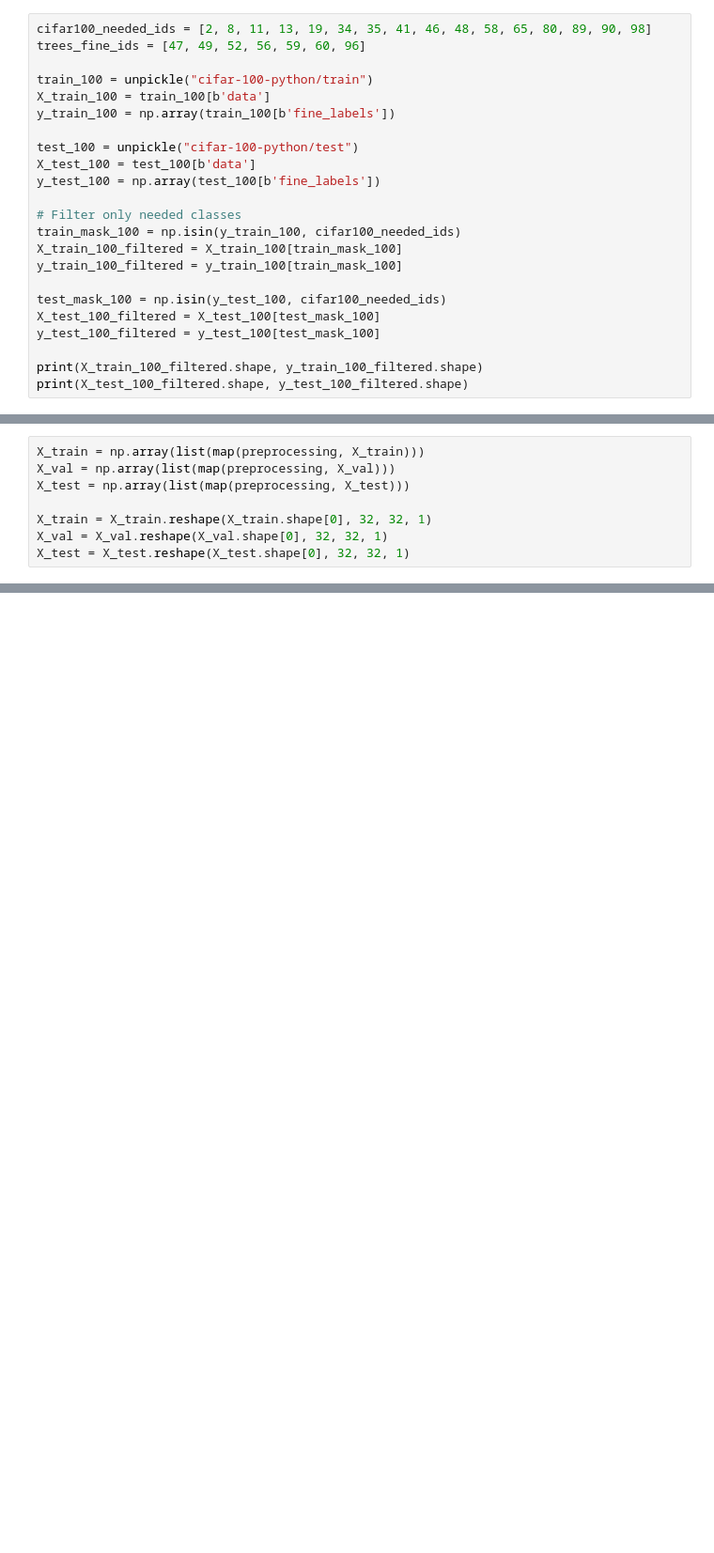
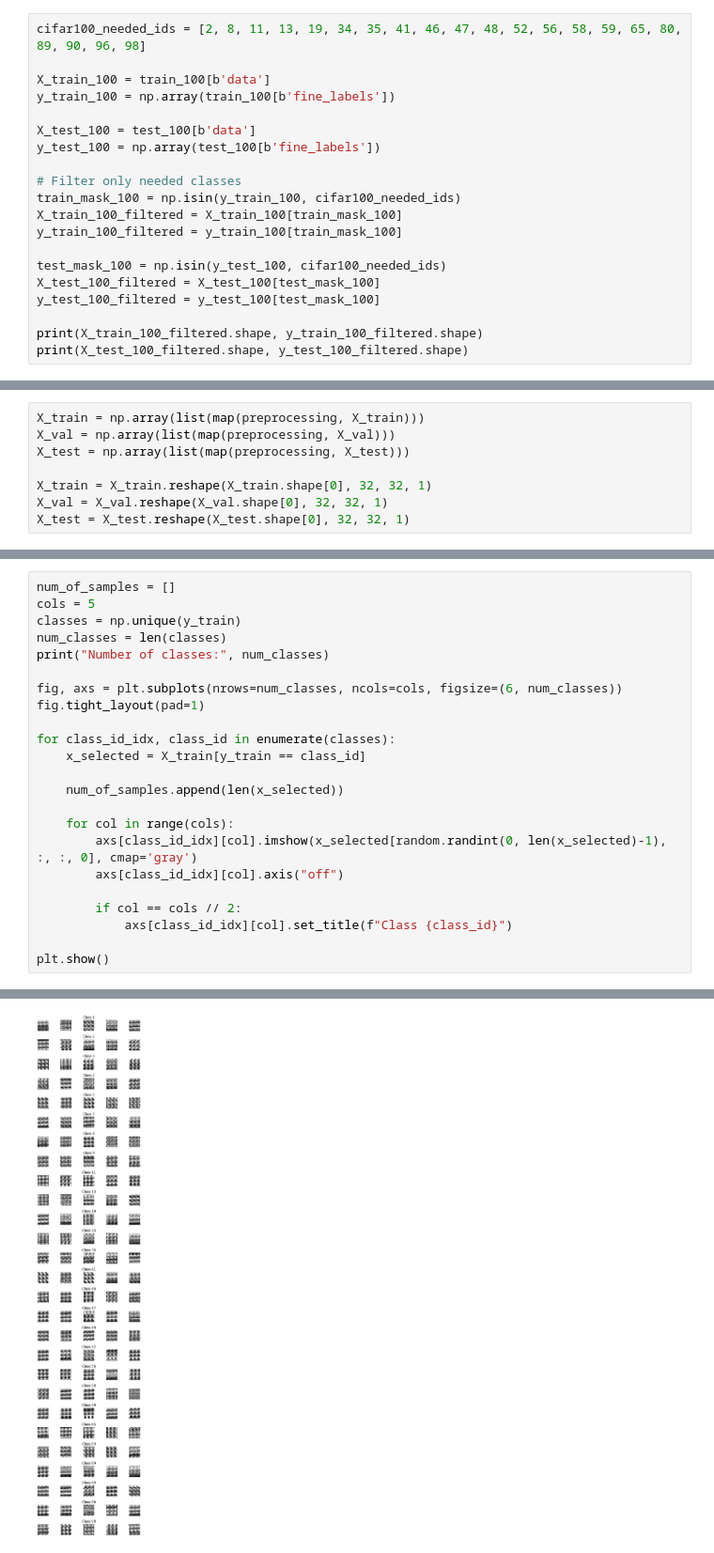
Before and after one commit to milamurphy/ML-Image-Classification, a Jupyter notebook: preprocessing.ipynb, the cells around one changed output, grey strips where cells are left out. Shown at 94% size. Saved outputs shown, nothing was run; the diff lists cells and outputs as text; blank space fills up the shorter version.

```diff
--- a/preprocessing.ipynb
+++ b/preprocessing.ipynb
@@ -138,12 +125,9 @@ Extract the ids we need for CIFAR-100
 # %%
-cifar100_needed_ids = [2, 8, 11, 13, 19, 34, 35, 41, 46, 48, 58, 65, 80, 89, 90, 98]
-trees_fine_ids = [47, 49, 52, 56, 59, 60, 96]
+cifar100_needed_ids = [2, 8, 11, 13, 19, 34, 35, 41, 46, 47, 48, 52, 56, 58, 59, 65, 80, 89, 90, 96, 98]
 
-train_100 = unpickle("cifar-100-python/train")
 X_train_100 = train_100[b'data']
 y_train_100 = np.array(train_100[b'fine_labels'])
 
-test_100 = unpickle("cifar-100-python/test")
 X_test_100 = test_100[b'data']
 y_test_100 = np.array(test_100[b'fine_labels'])
 
@@ -283,0 +278,24 @@ X_test = X_test.reshape(X_test.shape[0], 32, 32, 1)
+# %%
+num_of_samples = []
+cols = 5
+classes = np.unique(y_train)
+num_classes = len(classes)
+print("Number of classes:", num_classes)
+
+fig, axs = plt.subplots(nrows=num_classes, ncols=cols, figsize=(6, num_classes))
+fig.tight_layout(pad=1)
+
+for class_id_idx, class_id in enumerate(classes):
+    x_selected = X_train[y_train == class_id]
+
+    num_of_samples.append(len(x_selected))
+
+    for col in range(cols):
+        axs[class_id_idx][col].imshow(x_selected[random.randint(0, len(x_selected)-1), :, :, 0], cmap='gray')
+        axs[class_id_idx][col].axis("off")
+
+        if col == cols // 2:
+            axs[class_id_idx][col].set_title(f"Class {class_id}")
+
+plt.show()
+# %% [output]
@@ -283,0 +303 @@ X_test = X_test.reshape(X_test.shape[0], 32, 32, 1)
+[figure, added]
```
Also changed, not shown: parts of 14 cells of this notebook.
